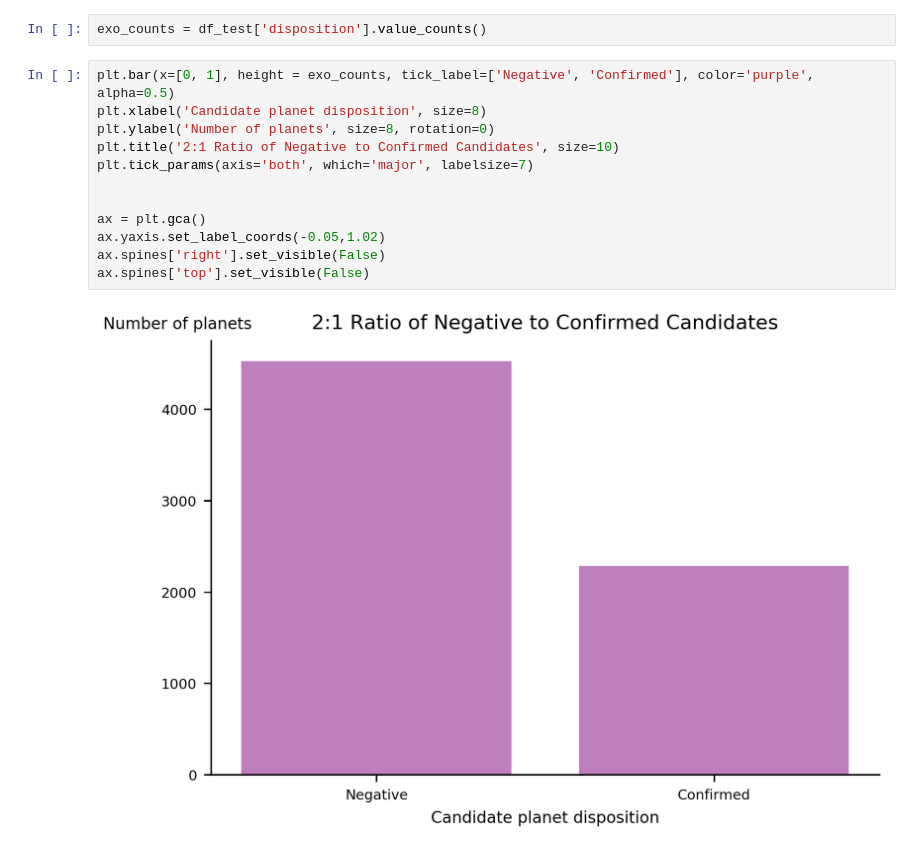
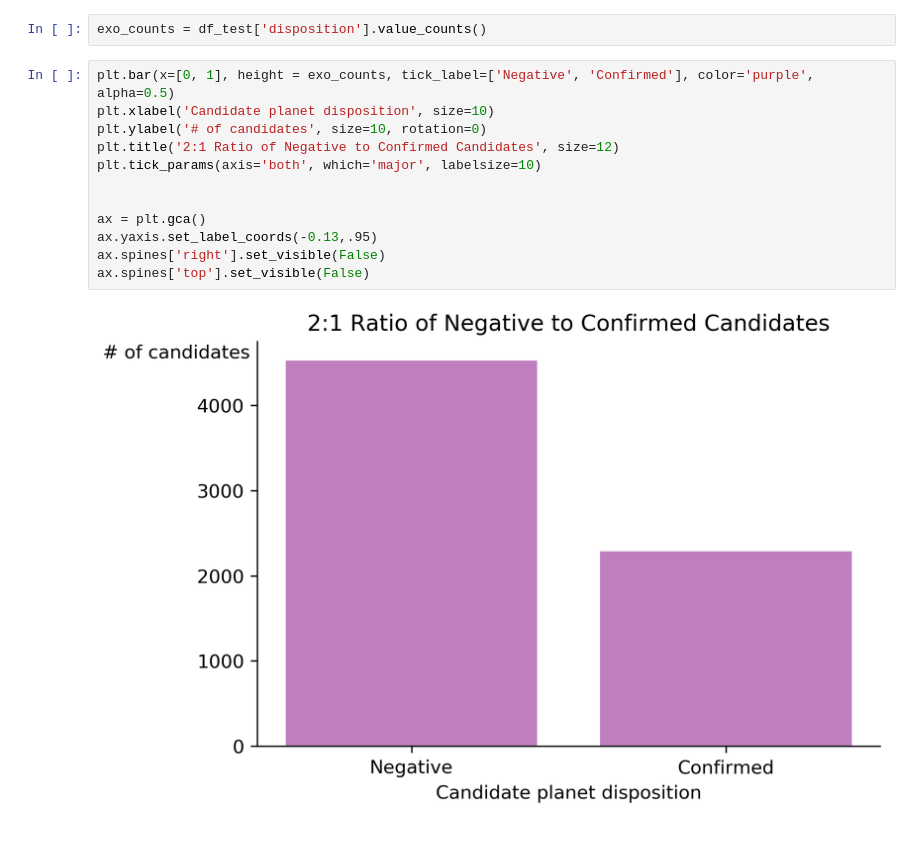
Before and after one commit to luketibbott/exo-or-not, a Jupyter notebook: finalize-model.ipynb, the cells around one changed output. Cells and saved outputs as stored; diff of their text form.

Commit message:
Fix label size on plots

```diff
--- a/finalize-model.ipynb
+++ b/finalize-model.ipynb
@@ -324,15 +331,15 @@ neg_exos = df_test[df_test['disposition'] == 0]
 exo_counts = df_test['disposition'].value_counts()
 # %%
 plt.bar(x=[0, 1], height = exo_counts, tick_label=['Negative', 'Confirmed'], color='purple', alpha=0.5)
-plt.xlabel('Candidate planet disposition', size=8)
-plt.ylabel('Number of planets', size=8, rotation=0)
-plt.title('2:1 Ratio of Negative to Confirmed Candidates', size=10)
-plt.tick_params(axis='both', which='major', labelsize=7)
+plt.xlabel('Candidate planet disposition', size=10)
+plt.ylabel('# of candidates', size=10, rotation=0)
+plt.title('2:1 Ratio of Negative to Confirmed Candidates', size=12)
+plt.tick_params(axis='both', which='major', labelsize=10)
 
 
 ax = plt.gca()
-ax.yaxis.set_label_coords(-0.05,1.02)
+ax.yaxis.set_label_coords(-0.13,.95)
 ax.spines['right'].set_visible(False)
 ax.spines['top'].set_visible(False)
 # %% [output]
-[figure, old version]
+[figure, new version]
```
Also changed, not shown: parts of 3 cells of this notebook.
